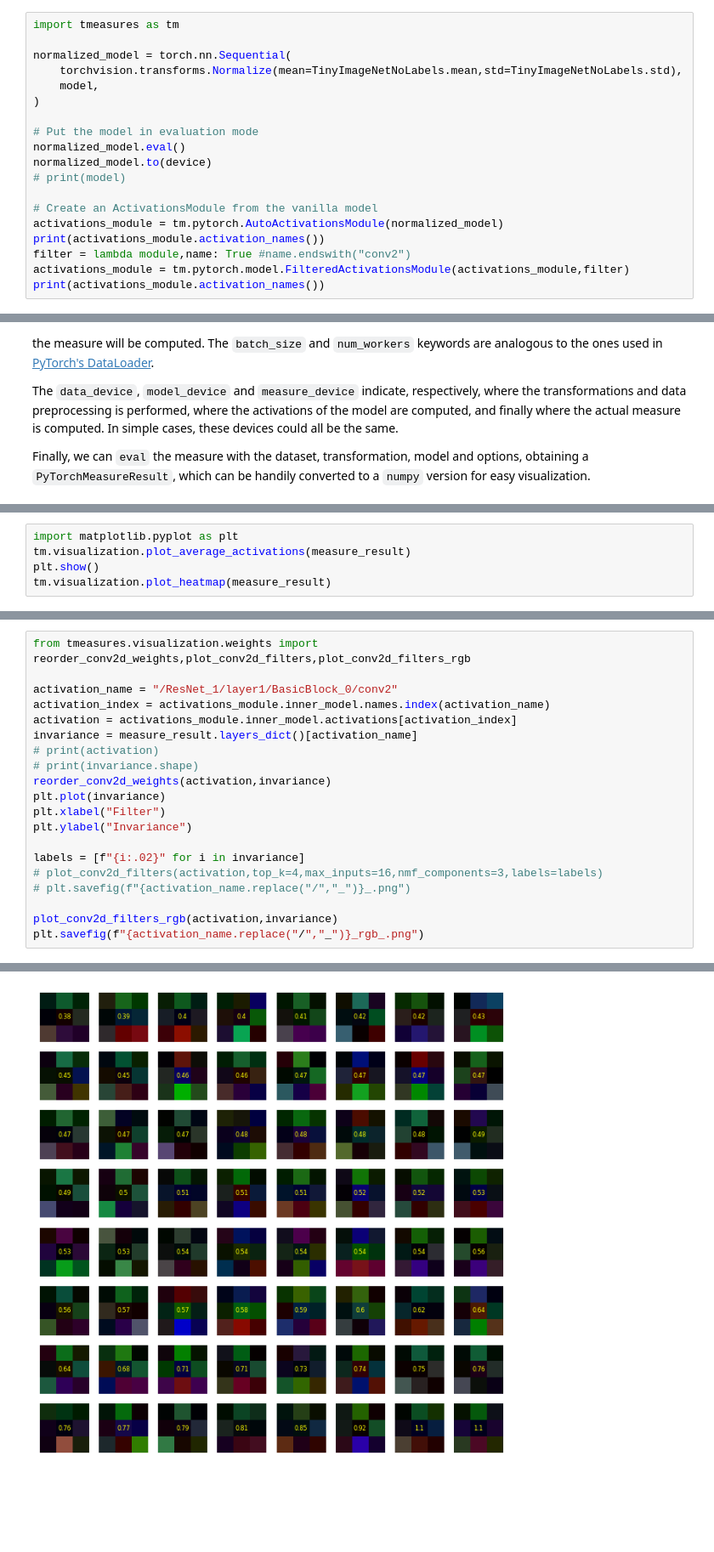
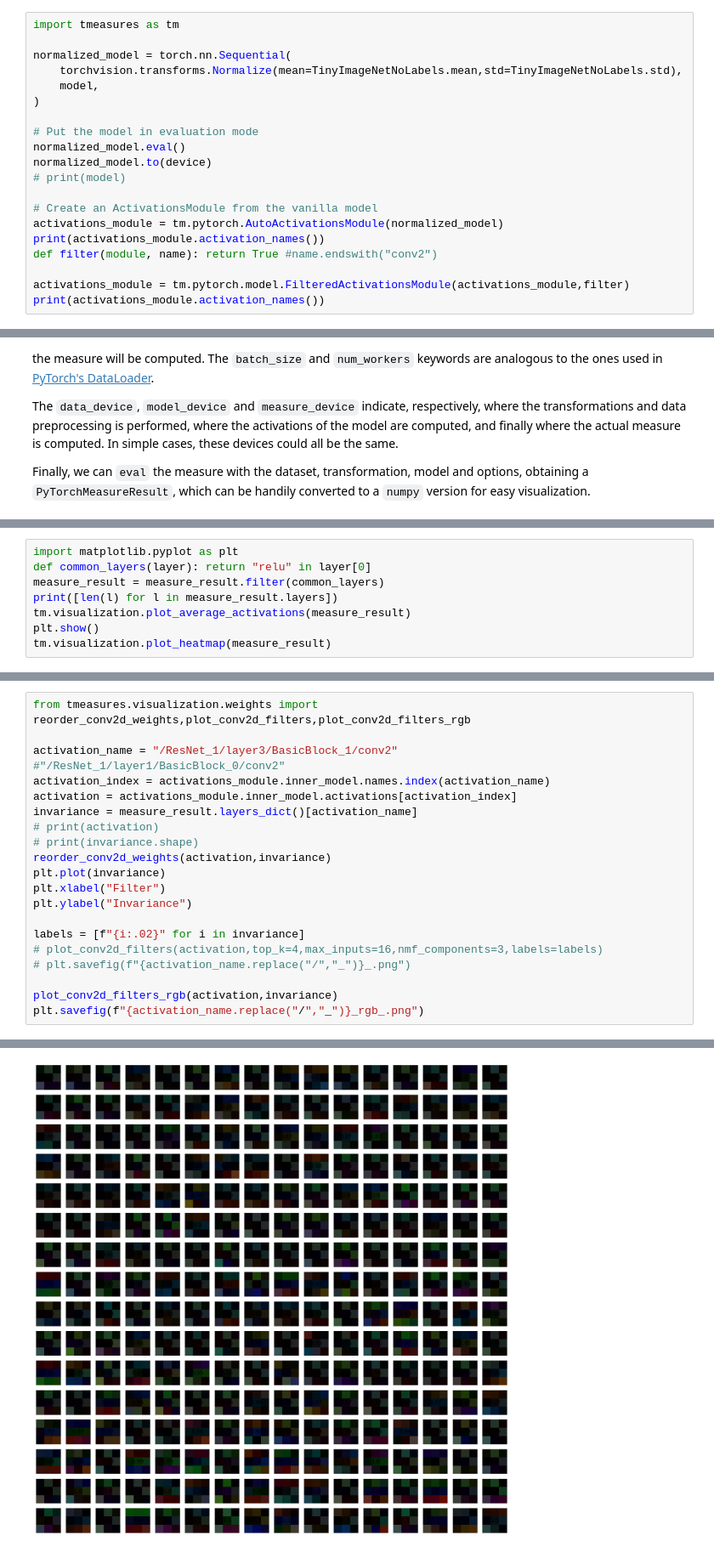
Before and after one commit to facundoq/tmeasures, a Jupyter notebook: docs/examples/ResNet Invariance with TinyImageNet.ipynb, the cells around one changed output, grey strips where cells are left out. Shown at 85% size. Saved outputs shown, nothing was run; the diff lists cells and outputs as text; blank space fills up the shorter version.

```diff
--- a/docs/examples/ResNet Invariance with TinyImageNet.ipynb
+++ b/docs/examples/ResNet Invariance with TinyImageNet.ipynb
@@ -160,7 +139,8 @@ normalized_model.to(device)
 # Create an ActivationsModule from the vanilla model
 activations_module = tm.pytorch.AutoActivationsModule(normalized_model)
 print(activations_module.activation_names())
-filter = lambda module,name: True #name.endswith("conv2")
+def filter(module, name): return True #name.endswith("conv2")
+
 activations_module = tm.pytorch.model.FilteredActivationsModule(activations_module,filter)
 print(activations_module.activation_names())
 # %% [output]
@@ -195,5 +177,8 @@ else:
 # %%
 import matplotlib.pyplot as plt
+def common_layers(layer): return "relu" in layer[0]
+measure_result = measure_result.filter(common_layers)
+print([len(l) for l in measure_result.layers])
 tm.visualization.plot_average_activations(measure_result)
 plt.show()
 tm.visualization.plot_heatmap(measure_result)
@@ -204,7 +190,8 @@ tm.visualization.plot_heatmap(measure_result)
 # %%
 from tmeasures.visualization.weights import reorder_conv2d_weights,plot_conv2d_filters,plot_conv2d_filters_rgb
 
-activation_name = "/ResNet_1/layer1/BasicBlock_0/conv2"
+activation_name = "/ResNet_1/layer3/BasicBlock_1/conv2"
+#"/ResNet_1/layer1/BasicBlock_0/conv2"
 activation_index = activations_module.inner_model.names.index(activation_name)
 activation = activations_module.inner_model.activations[activation_index]
 invariance = measure_result.layers_dict()[activation_name]
@@ -226,4 +213,4 @@ plt.savefig(f"{activation_name.replace("/","_")}_rgb_.png")
-[figure, old version]
+[figure, new version]
 # %%
 from collections import OrderedDict
 from torch import nn
```
Also changed, not shown: parts of 6 cells of this notebook, 12 other files.
